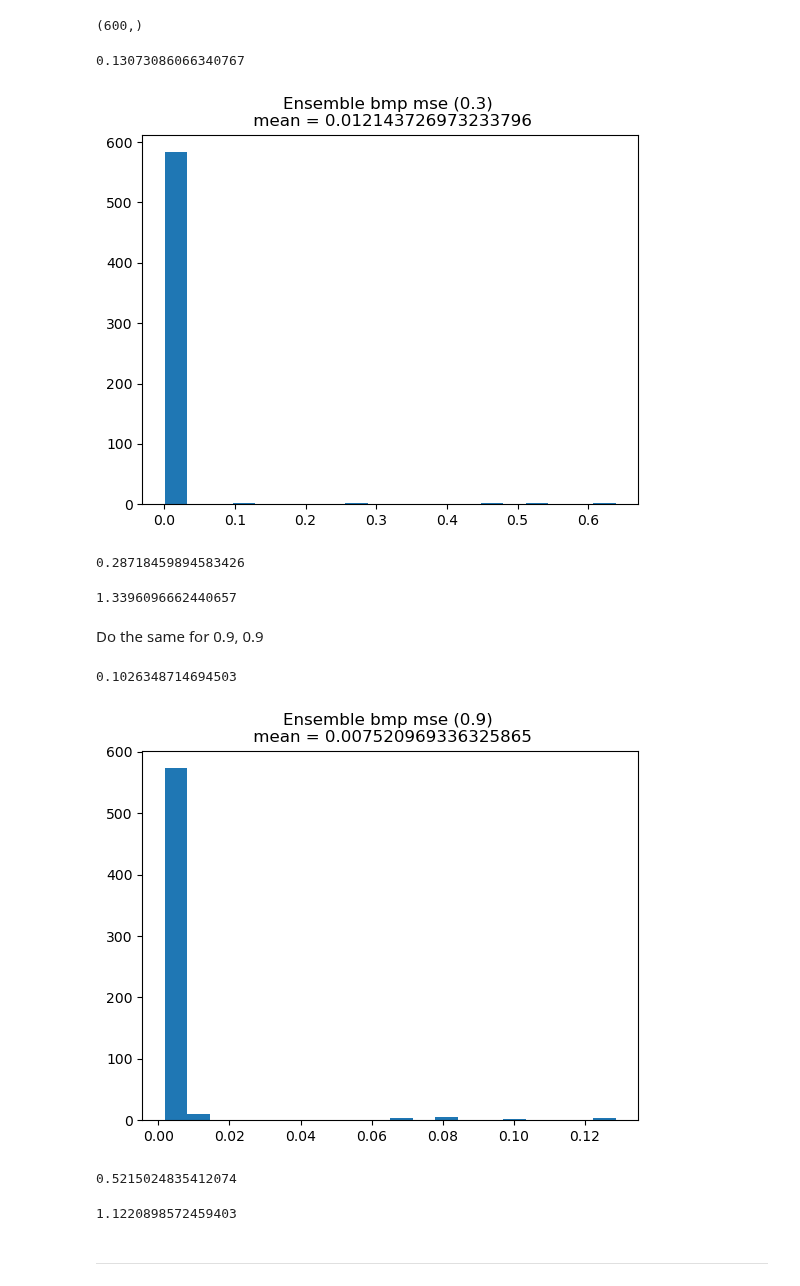
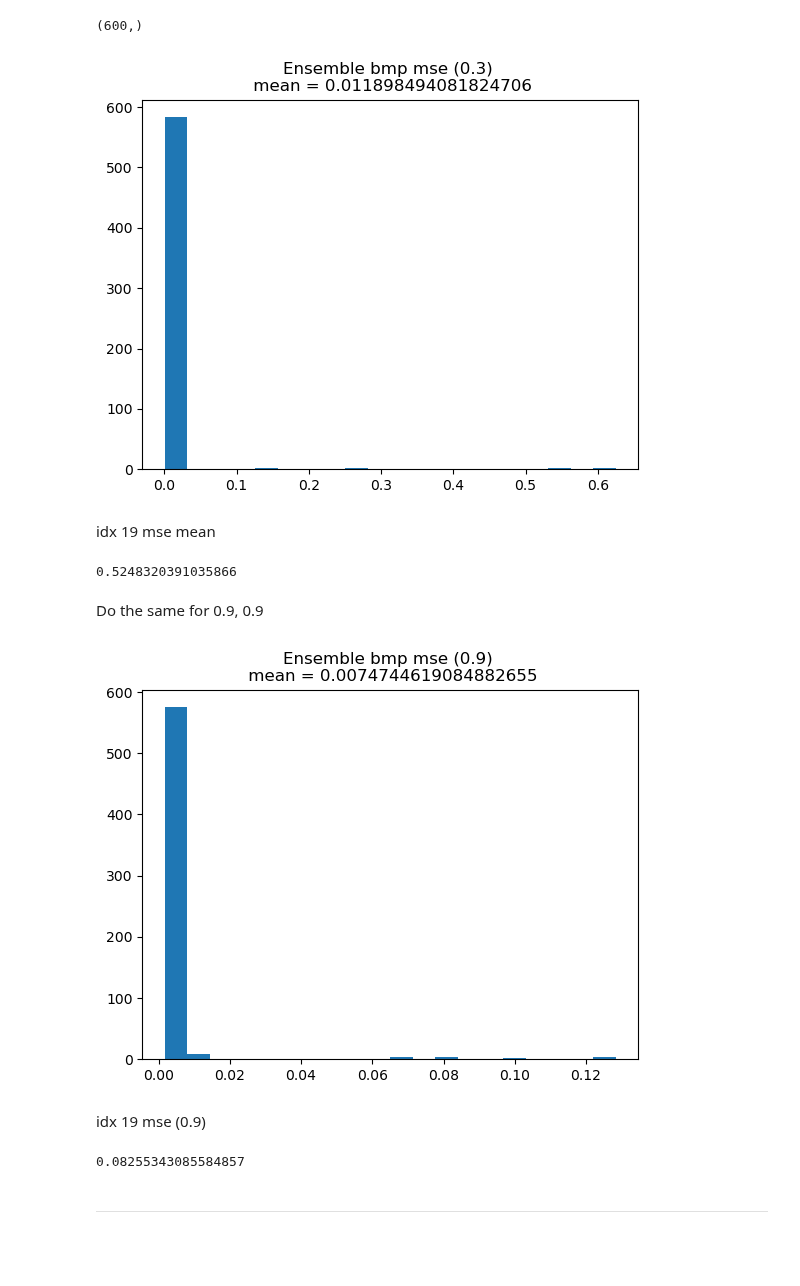
Before and after one commit to sleepysunny311/Projection_Pursuit_Summer, a Jupyter notebook: task11/test_sty_coef.ipynb, the cells around one changed output. Cells and saved outputs as stored; diff of their text form; code cells hidden in the pictures; blank space fills up the shorter version.

```diff
--- a/task11/test_sty_coef.ipynb
+++ b/task11/test_sty_coef.ipynb
@@ -80,7 +80,7 @@ bmp_model.pred_corr(test_dictionary).shape
 
 ## Bias and Variance of single bmp
 # %%
-test_num = 500
+test_num = 1000
 N_bag = 1
 
 model_params_single = {
@@ -234,7 +276,7 @@ plt.show()
 ## MSE
 # %%
 test_num = 500
-N_bag = 100
+N_bag = 200
 
 model_params_ensemble = {
     'N_bag': N_bag,
@@ -275,32 +321,27 @@ fit_coef_ensemble_mat.shape
 # %%
-ensemble_coef_bias_multitrial = fit_coef_ensemble_mat - true_coef_vec
-ensemble_coef_sq_bias_multitrial = ensemble_coef_bias_multitrial ** 2
-ensemble_coef_sq_bias_multitrial.shape
+ensemble_coef_mse_multitrial = (fit_coef_ensemble_mat - true_coef_vec) ** 2
+ensemble_coef_mse_multitrial.shape
 # %% [output]
 (600, 500)
 # %%
-ensemble_coef_sq_bias_multitrial_exp = np.mean(ensemble_coef_sq_bias_multitrial, axis = 1)
-ensemble_coef_sq_bias_multitrial_exp.shape
+ensemble_coef_mse_multitrial_exp = np.mean(ensemble_coef_mse_multitrial, axis = 1)
+ensemble_coef_mse_multitrial_exp.shape
 # %% [output]
 (600,)
 # %%
-plt.hist(ensemble_coef_sq_bias_multitrial_exp, bins = 20)
-ensemble_coef_sq_bias_multitrial_exp_19 = ensemble_coef_sq_bias_multitrial_exp[19]
-print(ensemble_coef_sq_bias_multitrial_exp_19)
-ensemble_coef_sq_bias_multitrial_exp_mean = np.mean(ensemble_coef_sq_bias_multitrial_exp)
-plt.title('Ensemble bmp mse (0.3) \n mean = ' + str(ensemble_coef_sq_bias_multitrial_exp_mean))
+plt.hist(ensemble_coef_mse_multitrial_exp, bins = 20)
+ensemble_coef_mse_multitrial_exp_mean = np.mean(ensemble_coef_mse_multitrial_exp)
+plt.title('Ensemble bmp mse (0.3) \n mean = ' + str(ensemble_coef_mse_multitrial_exp_mean))
 plt.show()
 # %% [output]
-0.13073086066340767
-[figure, old version]
+[figure, new version]
-# %%
-ensemble_coef_sq_bias_multitrial_exp_mean / fit_coef_single_var_mean
-# %% [output]
-0.28718459894583426
-# %%
-ensemble_coef_sq_bias_multitrial_exp_19 / fit_coef_single_var_19
-# %% [output]
-1.3396096662440657
+# %% [markdown]
+idx 19 mse mean
+# %%
+ensemble_coef_mse_multitrial_exp_19 = ensemble_coef_mse_multitrial_exp[321]
+print(ensemble_coef_mse_multitrial_exp_19)
+# %% [output]
+0.5248320391035866
 # %% [markdown]
 Do the same for 0.9, 0.9
 # %%
@@ -340,29 +381,23 @@ fit_coef_ensemble_mat_09 = np.concatenate(fit_coef_ensemble_lst, axis = 1)
 true_coef_vec_09 = np.zeros((test_dictionary.shape[1], 1))
 true_coef_vec_09[true_indices] = true_coefficients
 # %%
-ensemble_coef_bias_multitrial_09 = fit_coef_ensemble_mat_09 - true_coef_vec_09
-ensemble_coef_sq_bias_multitrial_09 = ensemble_coef_bias_multitrial_09 ** 2
-ensemble_coef_sq_bias_multitrial_exp_09 = np.mean(ensemble_coef_sq_bias_multitrial_09, axis = 1)
+ensemble_coef_mse_multitrial_09 = (fit_coef_ensemble_mat_09 - true_coef_vec_09) ** 2
+ensemble_coef_mse_multitrial_09_exp = np.mean(ensemble_coef_mse_multitrial_09, axis = 1)
 
-plt.hist(ensemble_coef_sq_bias_multitrial_exp_09, bins = 20)
+plt.hist(ensemble_coef_mse_multitrial_09_exp, bins = 20)
 
-ensemble_coef_sq_bias_multitrial_exp_09_19 = ensemble_coef_sq_bias_multitrial_exp_09[19]
-print(ensemble_coef_sq_bias_multitrial_exp_09_19)
-
-ensemble_coef_sq_bias_multitrial_exp_mean_09 = np.mean(ensemble_coef_sq_bias_multitrial_exp_09)
-plt.title('Ensemble bmp mse (0.9) \n mean = ' + str(ensemble_coef_sq_bias_multitrial_exp_mean_09))
+ensemble_coef_mse_multitrial_09_exp_mean = np.mean(ensemble_coef_mse_multitrial_09_exp)
+plt.title('Ensemble bmp mse (0.9) \n mean = ' + str(ensemble_coef_mse_multitrial_09_exp_mean))
 plt.show()
 # %% [output]
-0.1026348714694503
-[figure, old version]
+[figure, new version]
-# %%
-ensemble_coef_sq_bias_multitrial_exp_mean_09 / fit_coef_single_var_09_mean
-# %% [output]
-0.5215024835412074
-# %%
-ensemble_coef_sq_bias_multitrial_exp_09_19 / fit_coef_single_var_09_19
-# %% [output]
-1.1220898572459403
+# %% [markdown]
+idx 19 mse (0.9)
+# %%
+ensemble_coef_mse_multitrial_09_exp_19 = ensemble_coef_mse_multitrial_09_exp[321]
+print(ensemble_coef_mse_multitrial_09_exp_19)
+# %% [output]
+0.08255343085584857
 # %% [markdown]
 --------------
 # %% [markdown]
```
Also changed, not shown: parts of 48 cells of this notebook.
